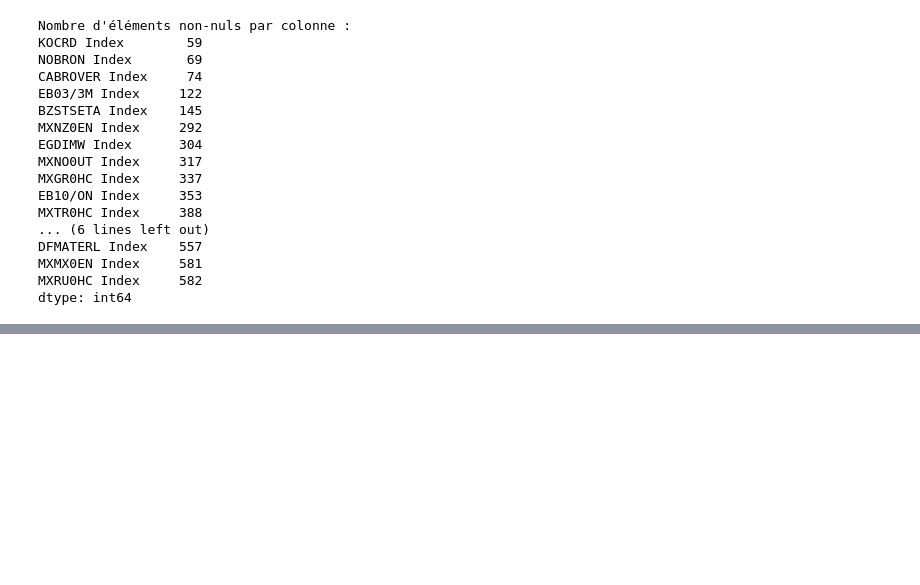
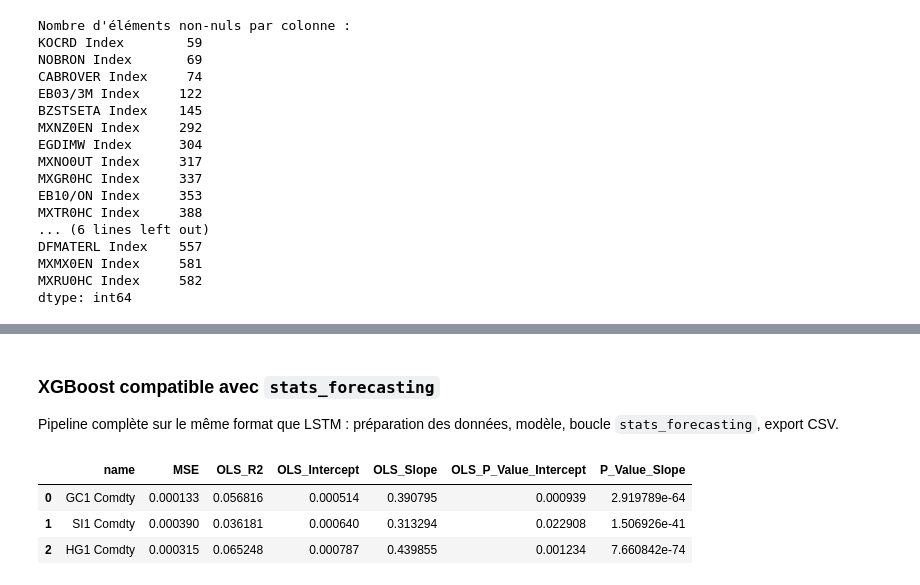
Before and after one commit to dianemans/time-series-pred, a Jupyter notebook: nb_clean_samy.ipynb, the cells around one changed output, grey strips where cells are left out. Cells and saved outputs as stored; diff of their text form; code cells hidden in the pictures; blank space fills up the shorter version.

```diff
--- a/nb_clean_samy.ipynb
+++ b/nb_clean_samy.ipynb
@@ -107,0 +220,70 @@ all_tickers[980:]
+# %% [markdown]
+### XGBoost compatible avec `stats_forecasting`
+
+Pipeline complète sur le même format que LSTM : préparation des données, modèle, boucle `stats_forecasting`, export CSV.
+# %%
+# Prérequis : imports (1), définition de `stats_forecasting` (2).
+# Cette cellule est autonome pour les variables de données / tickers.
+
+try:
+    from xgboost import XGBRegressor
+except ImportError as e:
+    raise ImportError(
+        "xgboost n'est pas installé. Installe-le avec `pip install xgboost` "
+        "(ou `conda install -c conda-forge py-xgboost`) puis relance."
+    ) from e
+
+_cols_drop = [
+    'KOCRD Index', 'NOBRON Index', 'CABROVER Index', 'EB03/3M Index', 'BZSTSETA Index',
+    'MXNZ0EN Index', 'EGDIMW Index', 'UX1 Index', 'VXEEM Index', 'VXEFA Index', 'VXEWZ Index',
+    'VXFXI Index', 'VXGDX Index', 'VXSLV Index', 'W 1 Comdty', 'W1DOW Index', 'WBI Index',
+    'FNRETTM Index', 'FNREU Index', 'WIG Index', 'WIGCON Index', 'WIGFOOD Index', 'XU100 Index',
+    'XUHIZ Index', 'XUMAL Index', 'XUSIN Index', 'XUTEK Index', 'YW1 Comdty', 'ZAREUR Curncy',
+    'ZARJPY Curncy', 'ZARUSD Curncy'
+]
+
+df_for_xgb = pd.read_csv('Datasets/returns_all.csv')
+df_for_xgb.drop(columns=[c for c in _cols_drop if c in df_for_xgb.columns], axis=1, inplace=True)
+
+if 'all_tickers' not in globals():
+    all_tickers = df_for_xgb.columns[1:].tolist()
+if 'test_tickers' not in globals():
+    test_tickers = ['GC1 Comdty', 'SI1 Comdty', 'HG1 Comdty']
+if 'tickers_name' not in globals():
+    tickers_name = 'all_tickers'
+
+model_xgb = XGBRegressor(
+    n_estimators=500,
+    learning_rate=0.03,
+    max_depth=4,
+    min_child_weight=5,
+    subsample=0.8,
+    colsample_bytree=0.8,
+    reg_alpha=0.0,
+    reg_lambda=1.0,
+    objective='reg:squarederror',
+    random_state=42,
+    n_jobs=-1,
+)
+model_name_xgb = 'XGB_n500_lr003_d4'
+fonc_xgb = feature_engineering_rf
+
+results_xgb = []
+for name in tqdm(test_tickers, desc='XGBoost — tickers test'):
+    res = stats_forecasting(df_for_xgb, name, model_xgb, fonc_xgb, plot=False)
+    results_xgb.append(res)
+
+df_xgb_results = pd.DataFrame(results_xgb)
+display(df_xgb_results)
+df_xgb_results.to_csv(f'Resultats/resultats_{tickers_name}_{model_name_xgb}.csv', index=False)
+
+# Pour lancer sur tous les actifs (long) :
+# results_xgb_all = []
+# for name in tqdm(all_tickers, desc='XGBoost — tous les tickers'):
+#     results_xgb_all.append(stats_forecasting(df_for_xgb, name, model_xgb, fonc_xgb, plot=False))
+# pd.DataFrame(results_xgb_all).to_csv(f'Resultats/resultats_{tickers_name}_{model_name_xgb}.csv', index=False)
+# %% [output]
+|  | name | MSE | OLS_R2 | OLS_Intercept | OLS_Slope | OLS_P_Value_Intercept | P_Value_Slope |
+| 0 | GC1 Comdty | 0.000133 | 0.056816 | 0.000514 | 0.390795 | 0.000939 | 2.919789e-64 |
+| 1 | SI1 Comdty | 0.000390 | 0.036181 | 0.000640 | 0.313294 | 0.022908 | 1.506926e-41 |
+| 2 | HG1 Comdty | 0.000315 | 0.065248 | 0.000787 | 0.439855 | 0.001234 | 7.660842e-74 |
```
Also changed, not shown: parts of 9 cells of this notebook, 1 other file.
